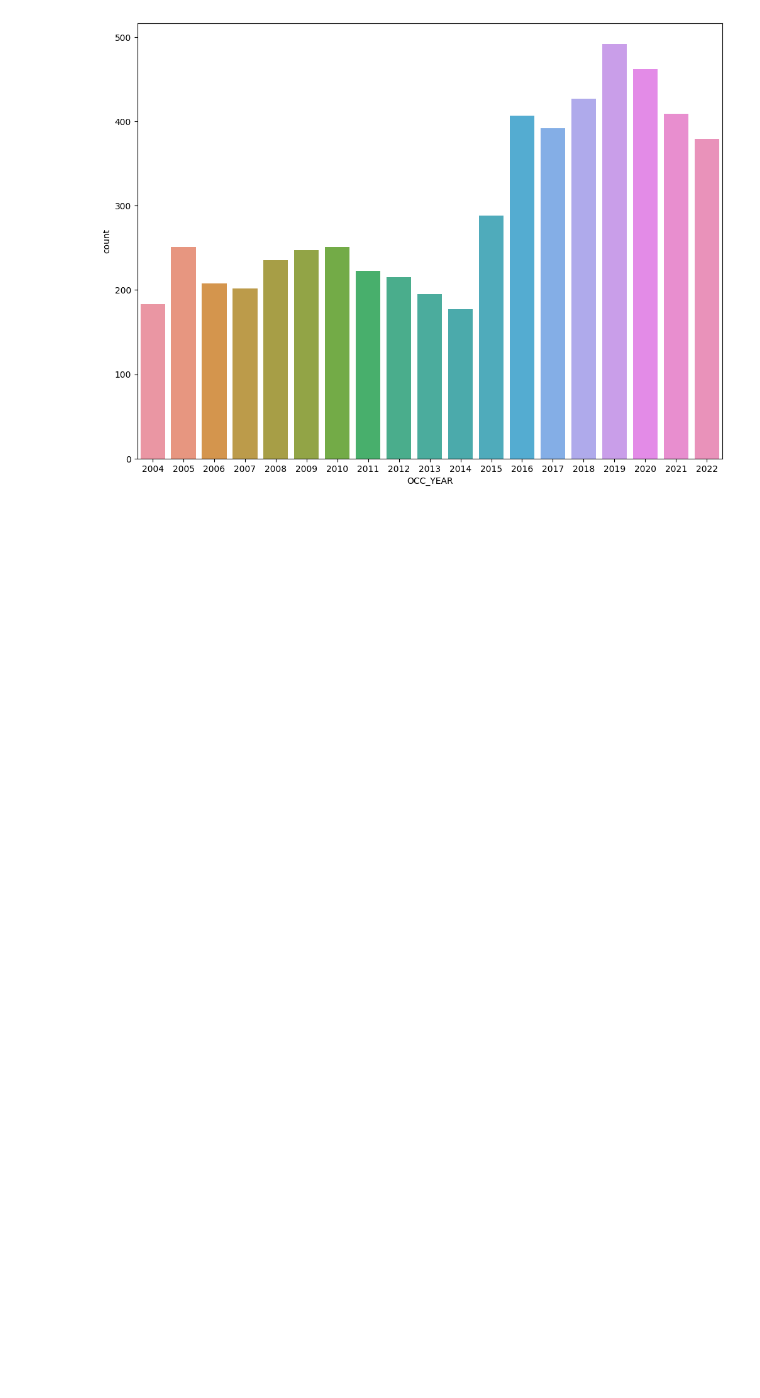
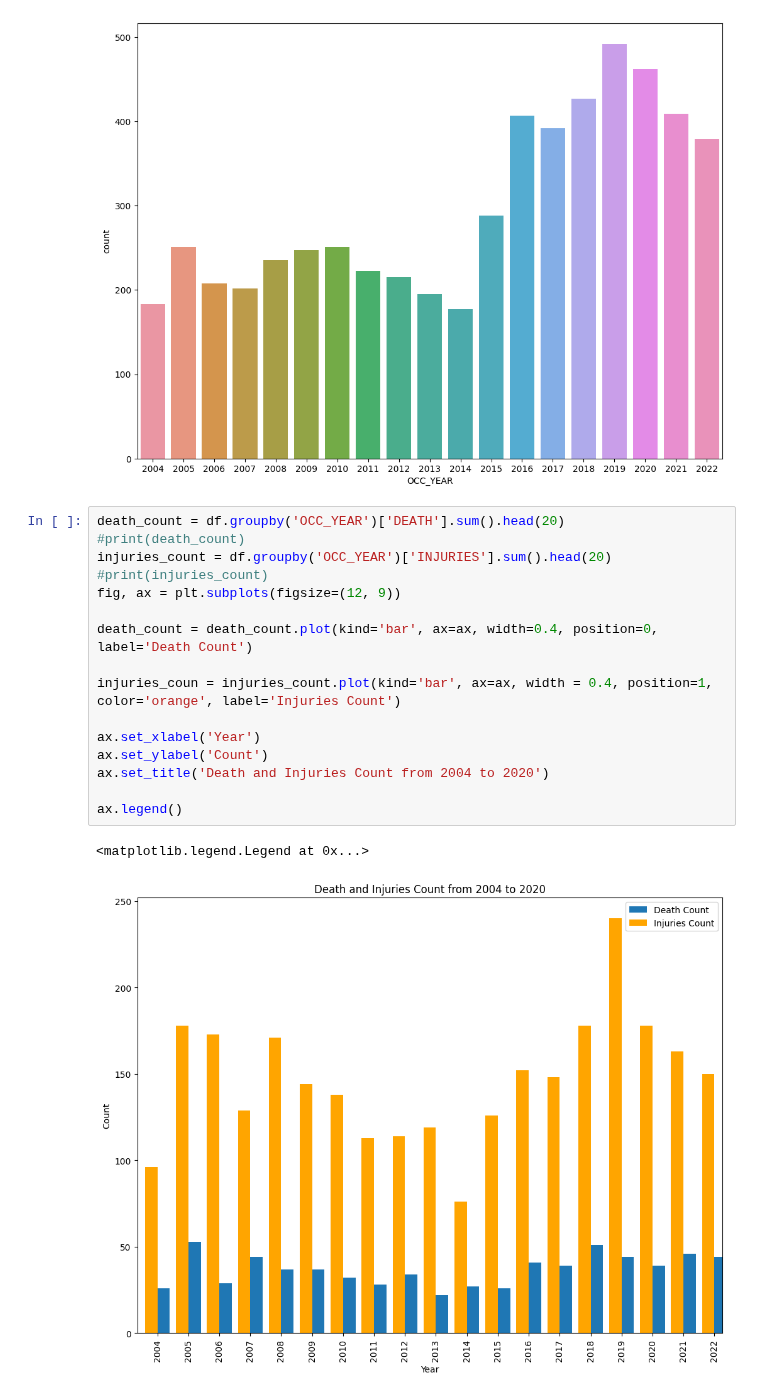
Before and after one commit to ChuHongHeMike/schulich_data_science_he55, a Jupyter notebook: AI/P1.ipynb, the cells around one changed output. Cells and saved outputs as stored; diff of their text form; blank space fills up the shorter version.

```diff
--- a/AI/P1.ipynb
+++ b/AI/P1.ipynb
@@ -68,3 +62,22 @@ sns.countplot(
 plt.show()
 # %% [output]
 [figure]
+# %%
+death_count = df.groupby('OCC_YEAR')['DEATH'].sum().head(20)
+#print(death_count)
+injuries_count = df.groupby('OCC_YEAR')['INJURIES'].sum().head(20)
+#print(injuries_count)
+fig, ax = plt.subplots(figsize=(12, 9))
+
+death_count = death_count.plot(kind='bar', ax=ax, width=0.4, position=0, label='Death Count')
+
+injuries_coun = injuries_count.plot(kind='bar', ax=ax, width = 0.4, position=1, color='orange', label='Injuries Count')
+
+ax.set_xlabel('Year')
+ax.set_ylabel('Count')
+ax.set_title('Death and Injuries Count from 2004 to 2020')
+
+ax.legend()
+# %% [output]
+<matplotlib.legend.Legend at 0x...>
+[figure, added]
```
Also changed, not shown: parts of 3 cells of this notebook.
